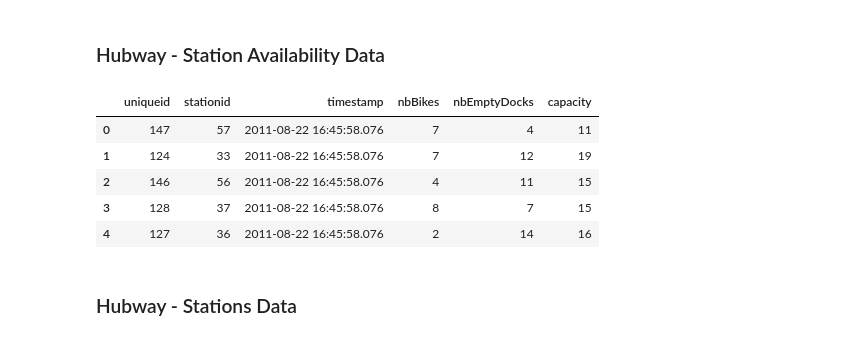
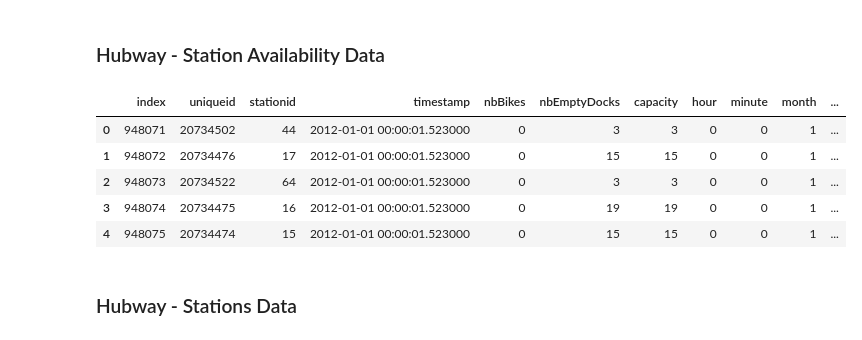
Before and after one commit to CS109Hubway/classp, a Jupyter notebook: Test_Hubway.ipynb, the cells around one changed output. Saved outputs shown, nothing was run; the diff lists cells and outputs as text; code cells hidden in the pictures.

```diff
--- a/Test_Hubway.ipynb
+++ b/Test_Hubway.ipynb
@@ -31,18 +29,29 @@ urlstatus_summer2012='https://raw.githubusercontent.com/CS109Hubway/classp/maste
 status_fall2011 = pd.read_csv(urlstatus_fall2011, header=None)
 status_spring2012 = pd.read_csv(urlstatus_spring2012, header=None)
 status_summer2012 = pd.read_csv(urlstatus_summer2012, header=None)
-# %%
-#combine station status dataframes
-status = pd.concat([status_fall2011,status_spring2012,status_summer2012])
-status.columns = ['uniqueid', 'stationid', 'timestamp', 'nbBikes','nbEmptyDocks', 'capacity']
-status.head()
-# %% [output]
-|  | uniqueid | stationid | timestamp | nbBikes | nbEmptyDocks | capacity |
-| 0 | 147 | 57 | 2011-08-22 16:45:58.076 | 7 | 4 | 11 |
-| 1 | 124 | 33 | 2011-08-22 16:45:58.076 | 7 | 12 | 19 |
-| 2 | 146 | 56 | 2011-08-22 16:45:58.076 | 4 | 11 | 15 |
-| 3 | 128 | 37 | 2011-08-22 16:45:58.076 | 8 | 7 | 15 |
-| 4 | 127 | 36 | 2011-08-22 16:45:58.076 | 2 | 14 | 16 |
+# %%
+#combine station status dataframes
+status = pd.concat([status_fall2011,status_spring2012,status_summer2012])
+status.columns = ['uniqueid', 'stationid', 'timestamp', 'nbBikes','nbEmptyDocks', 'capacity']
+status.timestamp = pd.to_datetime(status.timestamp)
+status = status.loc[status.timestamp.map(lambda t: t.year) == 2012]
+status = status.loc[status.capacity != 0]
+status['hour'] =  status.timestamp.map(lambda t: t.hour)
+status['minute'] = status.timestamp.map(lambda t: t.minute)
+status.minute = status.minute+60*status.hour
+status['month'] =  status.timestamp.map(lambda t: t.month)
+status['daydate'] = status.timestamp.map(lambda t: t.date())
+status['weekday'] =  status.timestamp.map(lambda t: t.weekday())
+status.reset_index(inplace=True)
+
+status.head()
+# %% [output]
+|  | index | uniqueid | stationid | timestamp | nbBikes | nbEmptyDocks | capacity | hour | minute | month | ... |
+| 0 | 948071 | 20734502 | 44 | 2012-01-01 00:00:01.523000 | 0 | 3 | 3 | 0 | 0 | 1 | ... |
+| 1 | 948072 | 20734476 | 17 | 2012-01-01 00:00:01.523000 | 0 | 15 | 15 | 0 | 0 | 1 | ... |
+| 2 | 948073 | 20734522 | 64 | 2012-01-01 00:00:01.523000 | 0 | 3 | 3 | 0 | 0 | 1 | ... |
+| 3 | 948074 | 20734475 | 16 | 2012-01-01 00:00:01.523000 | 0 | 19 | 19 | 0 | 0 | 1 | ... |
+| 4 | 948075 | 20734474 | 15 | 2012-01-01 00:00:01.523000 | 0 | 15 | 15 | 0 | 0 | 1 | ... |
 # %% [markdown]
 ### Hubway - Stations Data
 # %%
```
Also changed, not shown: parts of 6 cells of this notebook.
